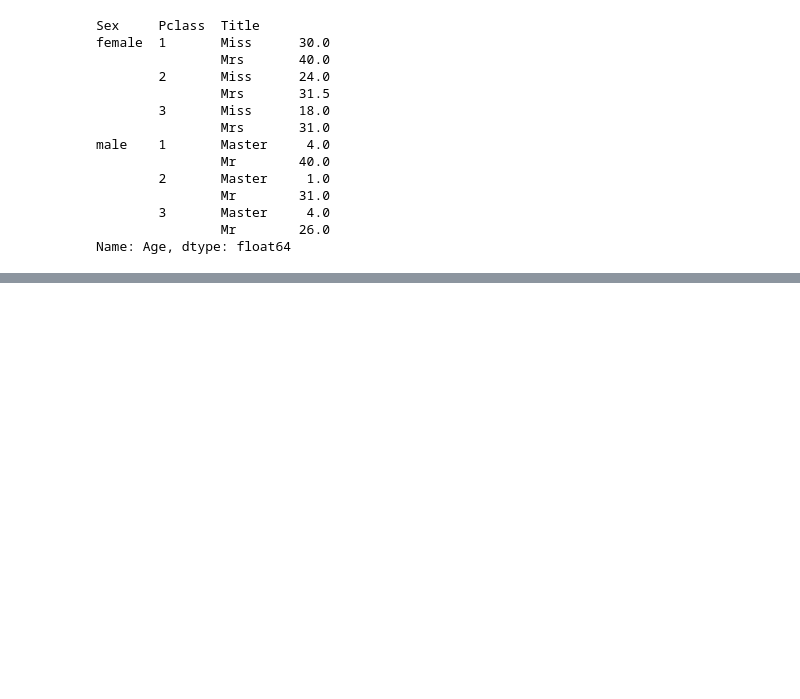
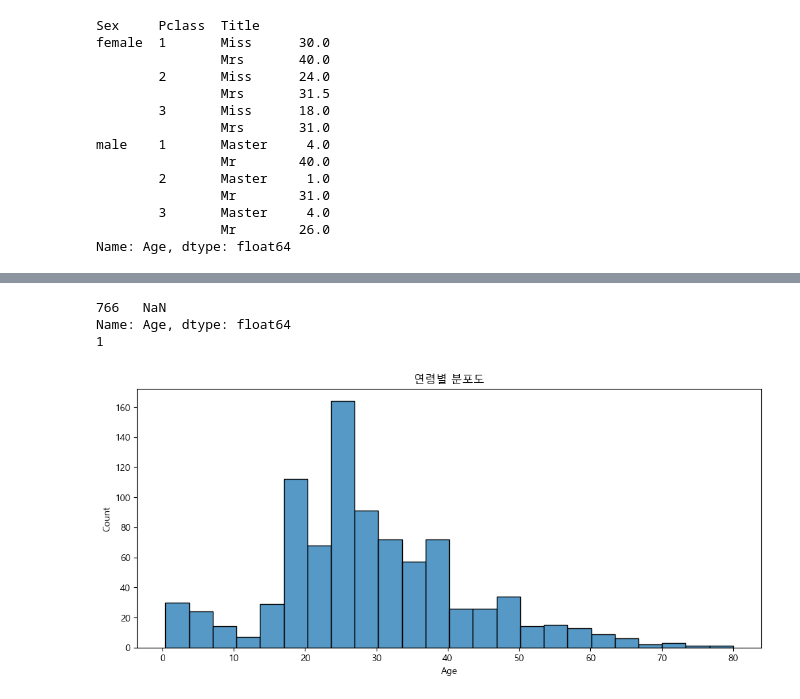
Before and after one commit to ksqrt/study, a Jupyter notebook: mylearn/titanic+keras.ipynb, the cells around one changed output, grey strips where cells are left out. Cells and saved outputs as stored; diff of their text form; code cells hidden in the pictures; blank space fills up the shorter version.

```diff
--- a/mylearn/titanic+keras.ipynb
+++ b/mylearn/titanic+keras.ipynb
@@ -224,0 +175,20 @@ dtype: bool
+# %%
+print(df_train.loc[df_train.Age.isnull(),"Age"])
+
+# 널 값을 나이,성,타이틀별 중앙값으로 대체합니다.
+df_train.loc[df_train.Age.isnull(), 'Age'] = df_train.groupby(['Sex','Pclass','Title']).Age.transform('median')
+
+print(df_train["Age"].isnull().sum())
+# %% [output]
+766   NaN
+Name: Age, dtype: float64
+1
+# %%
+plt.figure(figsize=(12,5))
+
+sns.histplot(df_train.Age,bins=24)
+plt.title("연령별 분포도")
+plt.xlabel("Age")
+plt.show()
+# %% [output]
+[figure, added]
```
Also changed, not shown: parts of 3 cells of this notebook.
